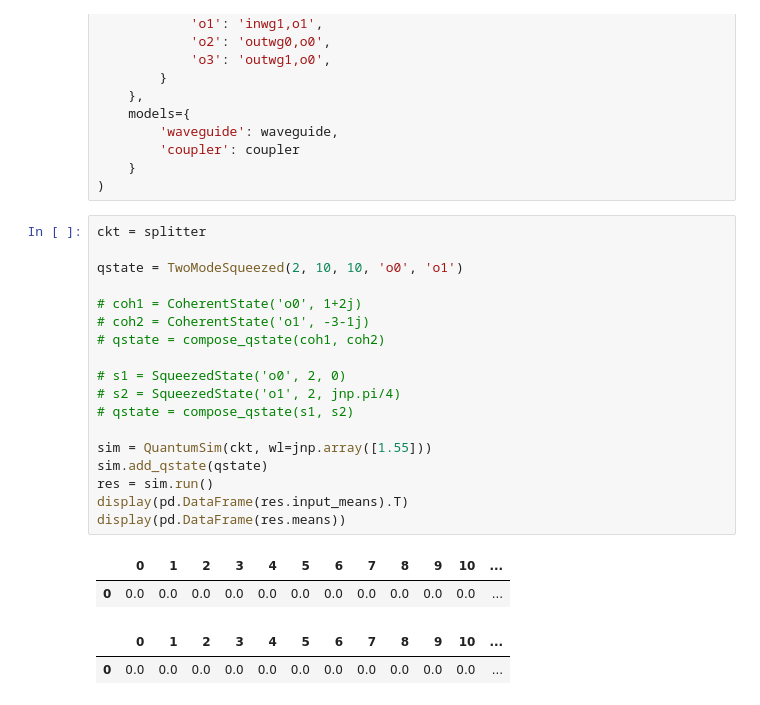
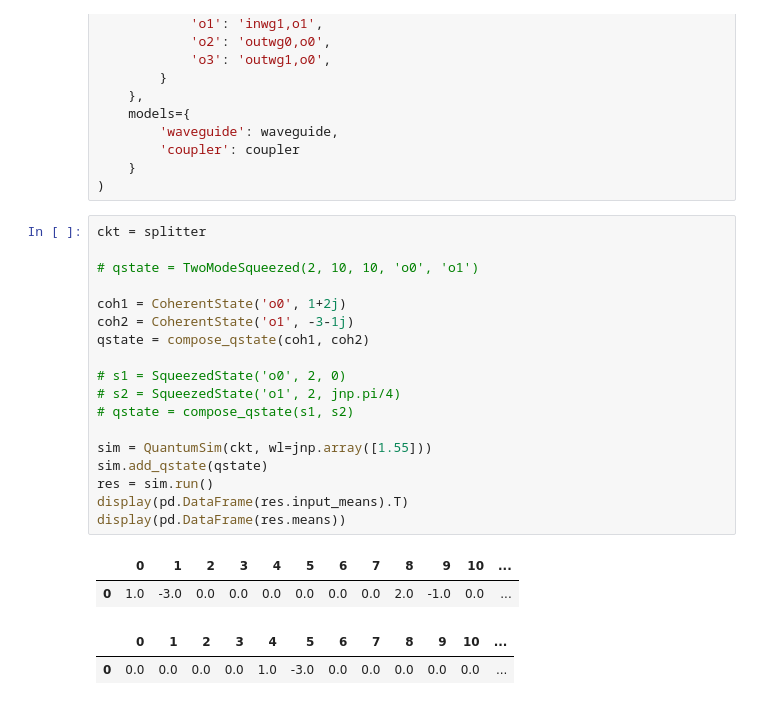
Before and after one commit to BYUCamachoLab/simphony, a Jupyter notebook: examples/qsim.ipynb, the cells around one changed output. Saved outputs shown, nothing was run; the diff lists cells and outputs as text.

```diff
--- a/examples/qsim.ipynb
+++ b/examples/qsim.ipynb
@@ -41,24 +44,24 @@ splitter, info = sax.circuit(
 # %%
 ckt = splitter
 
-qstate = TwoModeSqueezed(2, 10, 10, 'o0', 'o1')
+# qstate = TwoModeSqueezed(2, 10, 10, 'o0', 'o1')
 
-# coh1 = CoherentState('o0', 1+2j)
-# coh2 = CoherentState('o1', -3-1j)
-# qstate = compose_qstate(coh1, coh2)
+coh1 = CoherentState('o0', 1+2j)
+coh2 = CoherentState('o1', -3-1j)
+qstate = compose_qstate(coh1, coh2)
 
 # s1 = SqueezedState('o0', 2, 0)
 # s2 = SqueezedState('o1', 2, jnp.pi/4)
 # qstate = compose_qstate(s1, s2)
 
 sim = QuantumSim(ckt, wl=jnp.array([1.55]))
 sim.add_qstate(qstate)
 res = sim.run()
 display(pd.DataFrame(res.input_means).T)
 display(pd.DataFrame(res.means))
 # %% [output]
 |  | 0 | 1 | 2 | 3 | 4 | 5 | 6 | 7 | 8 | 9 | 10 | ... |
-| 0 | 0.0 | 0.0 | 0.0 | 0.0 | 0.0 | 0.0 | 0.0 | 0.0 | 0.0 | 0.0 | 0.0 | ... |
+| 0 | 1.0 | -3.0 | 0.0 | 0.0 | 0.0 | 0.0 | 0.0 | 0.0 | 2.0 | -1.0 | 0.0 | ... |
 |  | 0 | 1 | 2 | 3 | 4 | 5 | 6 | 7 | 8 | 9 | 10 | ... |
-| 0 | 0.0 | 0.0 | 0.0 | 0.0 | 0.0 | 0.0 | 0.0 | 0.0 | 0.0 | 0.0 | 0.0 | ... |
+| 0 | 0.0 | 0.0 | 0.0 | 0.0 | 1.0 | -3.0 | 0.0 | 0.0 | 0.0 | 0.0 | 0.0 | ... |
 # %%
```
Also changed, not shown: parts of 4 cells of this notebook, 6 other files.
